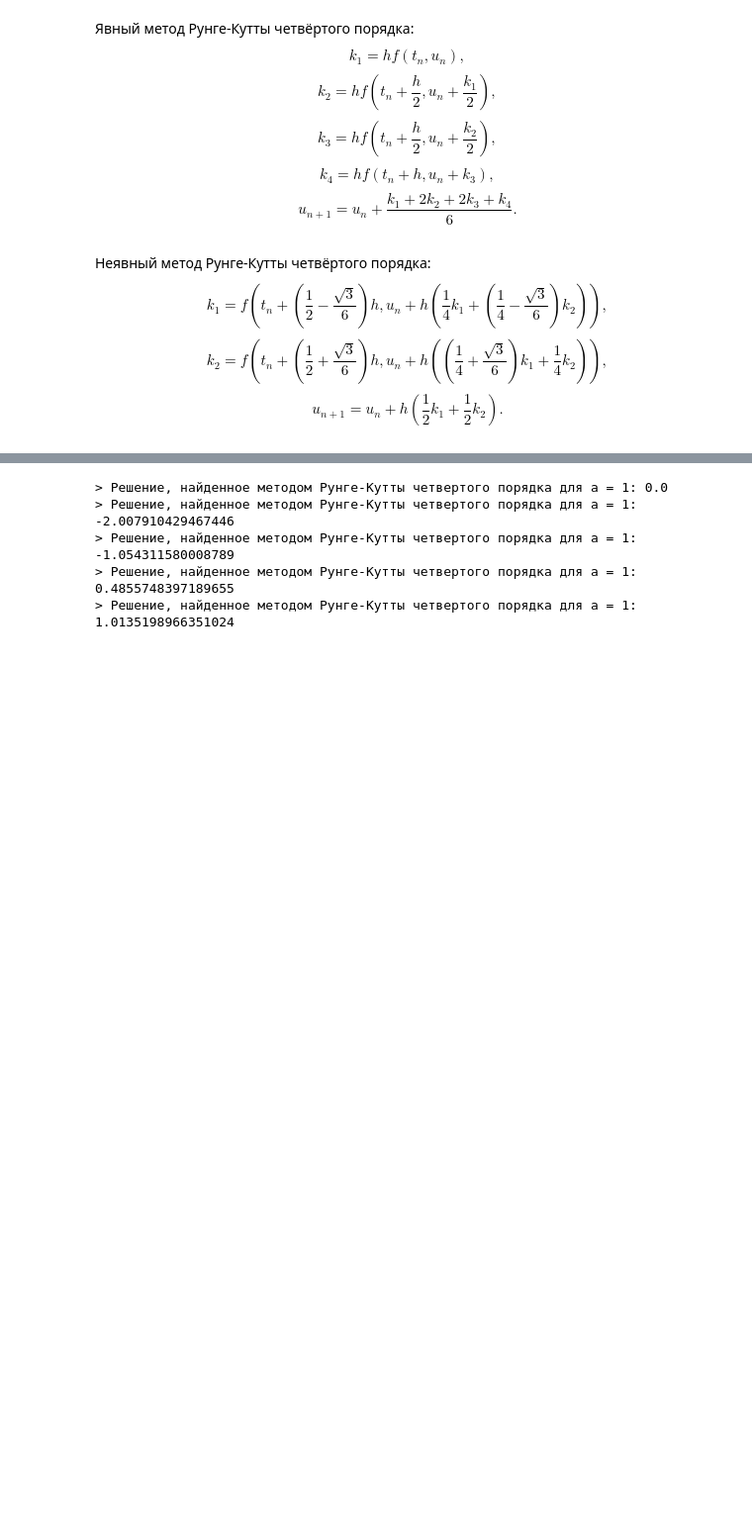
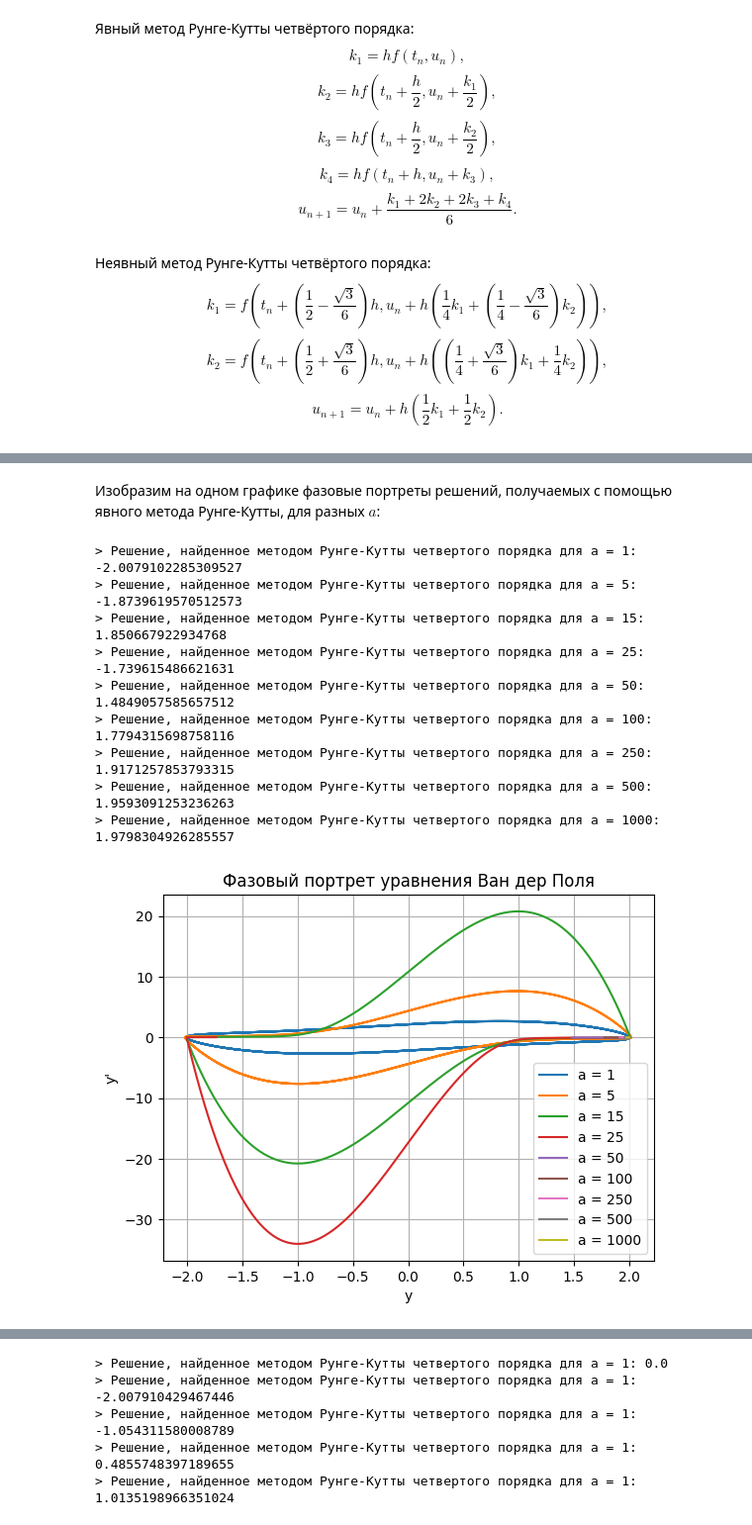
Before and after one commit to d-r-tikhonov/Computational_Mathematics, a Jupyter notebook: Уравнение Ван дер Поля.ipynb, the cells around one changed output, grey strips where cells are left out. Shown at 99% size. Cells and saved outputs as stored; diff of their text form; code cells hidden in the pictures; blank space fills up the shorter version.

```diff
--- a/Уравнение Ван дер Поля.ipynb
+++ b/Уравнение Ван дер Поля.ipynb
@@ -105,10 +230,36 @@ def implicit_rk4_method(f, xy_vec0, t):
+# %% [markdown]
+Изобразим на одном графике фазовые портреты решений, получаемых с помощью явного метода Рунге-Кутты, для разных $a$:
 # %%
-# Построение фазового портрета
-def generate_phase_portrait(y, a):
-    plt.plot(y[:, 0], y[:, 1], label=f'a = {a}')
-    plt.title('Фазовый портрет уравнения Ван дер Поля')
-    plt.xlabel('y')
-    plt.ylabel("y'")
-    plt.legend()
-    plt.grid(True)
-    plt.show()
+# Фиксируем параметры
+t = np.linspace(0, 30, 100000)
+xy_vec = [2.0, 0.0]
+
+# Выбираем значения для исследования параметра a
+a_list = [1, 5, 15, 25, 50, 100, 250, 500, 1000]
+
+for a_value in a_list:
+    van_der_pol_a = partial(van_der_pol, a = a_value)
+
+    y = explicit_rk4_method(van_der_pol_a, xy_vec0, t)
+    plt.plot(y[:, 0], y[:, 1], label=f'a = {a_value}')
+    print(f"> Решение, найденное методом Рунге-Кутты четвертого порядка для a = {a_value}: {y[-1, 0]}")
+
+
+plt.title('Фазовый портрет уравнения Ван дер Поля')
+plt.legend()
+plt.xlabel('y')
+plt.ylabel("y'")
+plt.legend()
+plt.grid(True)
+plt.show()
+# %% [output]
+> Решение, найденное методом Рунге-Кутты четвертого порядка для a = 1: -2.0079102285309527
+> Решение, найденное методом Рунге-Кутты четвертого порядка для a = 5: -1.8739619570512573
+> Решение, найденное методом Рунге-Кутты четвертого порядка для a = 15: 1.850667922934768
+> Решение, найденное методом Рунге-Кутты четвертого порядка для a = 25: -1.739615486621631
+> Решение, найденное методом Рунге-Кутты четвертого порядка для a = 50: 1.4849057585657512
+> Решение, найденное методом Рунге-Кутты четвертого порядка для a = 100: 1.7794315698758116
+> Решение, найденное методом Рунге-Кутты четвертого порядка для a = 250: 1.9171257853793315
+> Решение, найденное методом Рунге-Кутты четвертого порядка для a = 500: 1.9593091253236263
+> Решение, найденное методом Рунге-Кутты четвертого порядка для a = 1000: 1.9798304926285557
+[figure, added]
```
Also changed, not shown: parts of 13 cells of this notebook.
